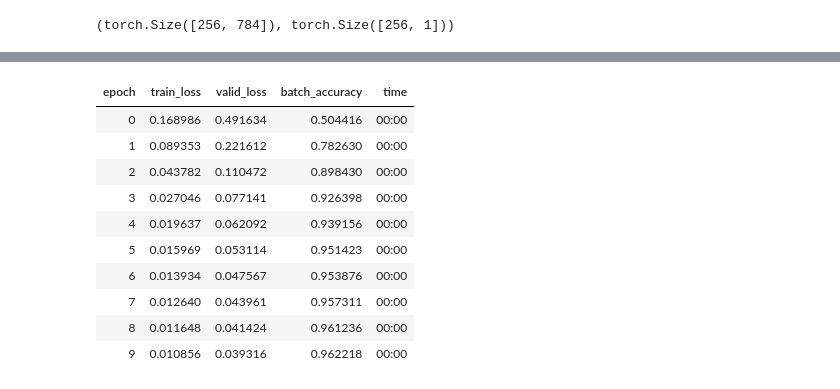
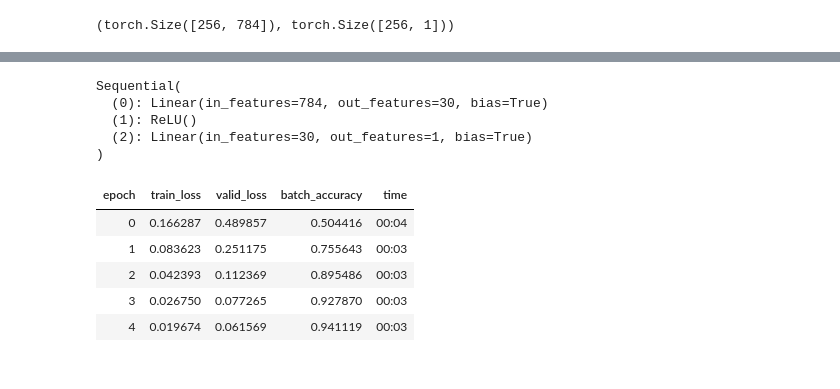
Before and after one commit to modsoussi/fastai, a Jupyter notebook: my_notebooks/fastbook_chap4.ipynb, the cells around one changed output, grey strips where cells are left out. Drawn from its saved outputs; the diff is of its cells as text; code cells hidden in the pictures.

```diff
--- a/my_notebooks/fastbook_chap4.ipynb
+++ b/my_notebooks/fastbook_chap4.ipynb
@@ -51,7 +51,7 @@ train_x.shape
 # %% [output]
 torch.Size([12396, 784])
 # %%
-train_y = tensor([1]*len(threes) + [0]*len(sevens)).unsqueeze(1)
+train_y = tensor([1]*len(threes) + [0]*len(sevens), device='mps').unsqueeze(1)
 train_y.shape
 # %% [output]
 torch.Size([12396, 1])
@@ -63,21 +63,21 @@ x.shape, y.shape
 (torch.Size([784]), torch.Size([1]))
 # %%
 validation_threes = torch.stack(
-  [tensor(Image.open(o)) for o in (path/'valid'/'3').ls()]
+  [tensor(Image.open(o), device='mps') for o in (path/'valid'/'3').ls()]
 ).float()/255
 
 validation_sevens = torch.stack(
-  [tensor(Image.open(o)) for o in (path/'valid'/'7').ls()]
+  [tensor(Image.open(o), device='mps') for o in (path/'valid'/'7').ls()]
 ).float()/255
 
 validation_x = torch.cat([validation_threes, validation_sevens]).view(-1, 28*28)
 validation_y = tensor([1]*len(validation_threes)
-                            + [0]*len(validation_sevens)).unsqueeze(1)
+                            + [0]*len(validation_sevens), device='mps').unsqueeze(1)
 
 validation_dset = list(zip(validation_x, validation_y))
 # %%
 def init_params(size, std=1.):
-  return (torch.randn(size)*std).requires_grad_()
+  return (torch.randn(size, device='mps')*std).requires_grad_()
 # %%
 dset_loader = DataLoader(dset, batch_size=256)
 validation_dset_loader = DataLoader(validation_dset, batch_size=256)
@@ -231,25 +225,26 @@ learn.fit(5, 1.)
 neural_net = torch.nn.Sequential(
   torch.nn.Linear(28*28, 30),
   torch.nn.ReLU(),
-  torch.nn.Linear(30, 1)
-)
+  torch.nn.Linear(30, 1),
+).to(device='mps')
+# %% [output]
+Sequential(
+  (0): Linear(in_features=784, out_features=30, bias=True)
+  (1): ReLU()
+  (2): Linear(in_features=30, out_features=1, bias=True)
+)
 # %%
 learn = Learner(dls, neural_net, opt_func=SGD, loss_func=mnist_loss,
                 metrics=batch_accuracy)
 # %%
-learn.fit(10, 1.)
+learn.fit(5, 1.)
 # %% [output]
 | epoch | train_loss | valid_loss | batch_accuracy | time |
-| 0 | 0.168986 | 0.491634 | 0.504416 | 00:00 |
-| 1 | 0.089353 | 0.221612 | 0.782630 | 00:00 |
-| 2 | 0.043782 | 0.110472 | 0.898430 | 00:00 |
-| 3 | 0.027046 | 0.077141 | 0.926398 | 00:00 |
-| 4 | 0.019637 | 0.062092 | 0.939156 | 00:00 |
-| 5 | 0.015969 | 0.053114 | 0.951423 | 00:00 |
-| 6 | 0.013934 | 0.047567 | 0.953876 | 00:00 |
-| 7 | 0.012640 | 0.043961 | 0.957311 | 00:00 |
-| 8 | 0.011648 | 0.041424 | 0.961236 | 00:00 |
-| 9 | 0.010856 | 0.039316 | 0.962218 | 00:00 |
+| 0 | 0.166287 | 0.489857 | 0.504416 | 00:04 |
+| 1 | 0.083623 | 0.251175 | 0.755643 | 00:03 |
+| 2 | 0.042393 | 0.112369 | 0.895486 | 00:03 |
+| 3 | 0.026750 | 0.077265 | 0.927870 | 00:03 |
+| 4 | 0.019674 | 0.061569 | 0.941119 | 00:03 |
 # %%
 class Optim:
   def __init__(self, params, lr):
```
Also changed, not shown: parts of 18 cells of this notebook.
